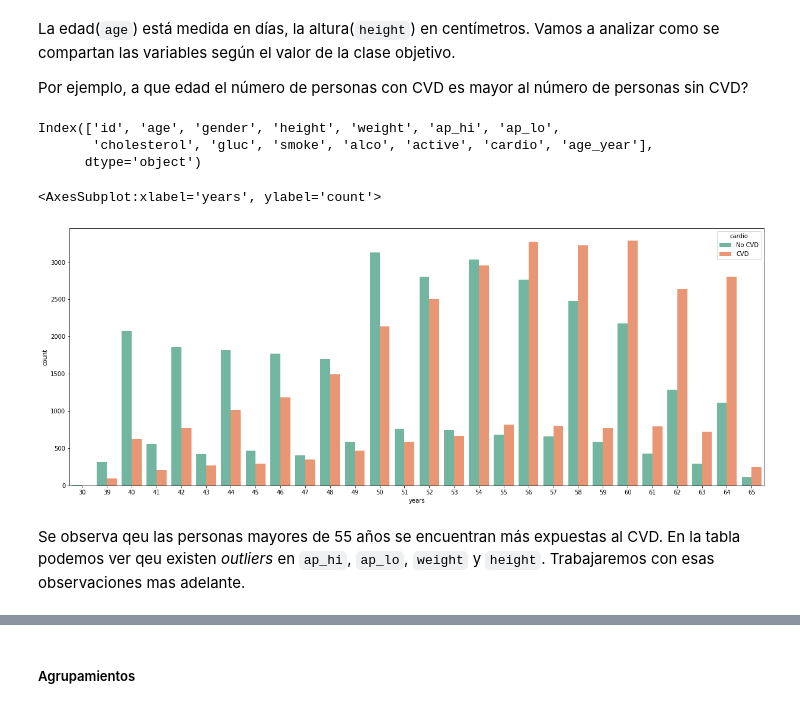
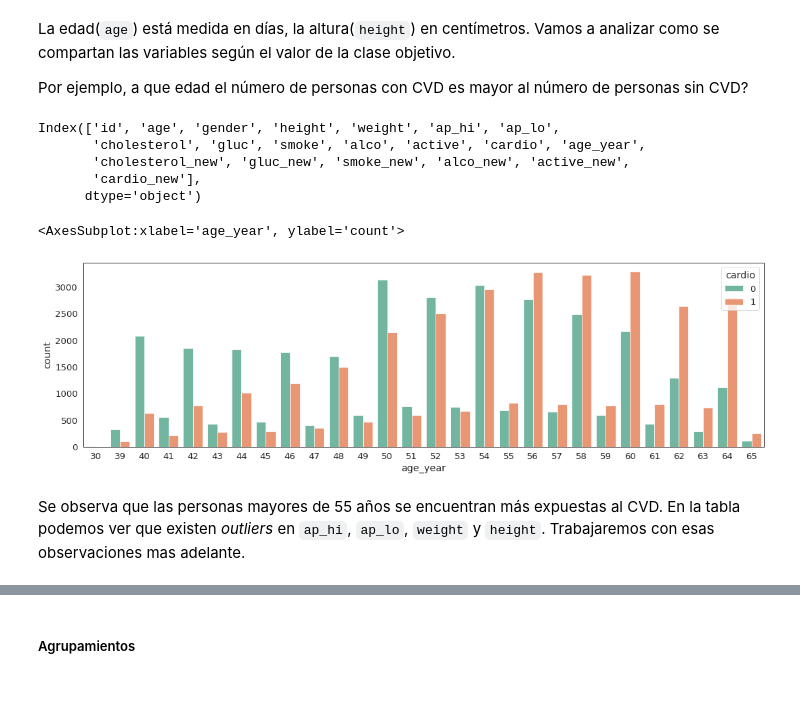
Before and after one commit to matog/iSalud-IntroCienciaDeDatos, a Jupyter notebook: Clase2 - Enfermedades cardiovasculares.ipynb, the cells around one changed output, grey strips where cells are left out. Cells and saved outputs as stored; diff of their text form; code cells hidden in the pictures.

```diff
--- a/Clase2 - Enfermedades cardiovasculares.ipynb
+++ b/Clase2 - Enfermedades cardiovasculares.ipynb
@@ -44,3 +46,7 @@ df = pd.read_csv(
+# %%
+# Leemos el dataset llamado cardio_train, e indicamos que la separación de los datos se hace con ;
+df = pd.read_csv(
+    "https://github.com/matog/iSalud-IntroCienciaDeDatos/raw/main/cardio_train.zip", sep=";")
 # %%
 df.shape
 # %% [output]
@@ -209,6 +204,0 @@ Asignamos valores desde un diccionario a las escalas
-# %%
-dict = {1: 'normal', 2: 'above normal', 3: 'well above normal'}
-df['cholesterol'] = df['cholesterol'].map(dict)
-
-dict = {1: 'CVD', 0: 'No CVD'}
-df['cardio'] = df['cardio'].map(dict)
@@ -217,7 +204,0 @@ df['cardio'] = df['cardio'].map(dict)
-# %%
-cols = ['cholesterol', 'gluc', 'smoke', 'alco', 'active']
-dict = {1: 'normal', 2: 'above normal', 3: 'well above normal'}
-
-# Iteramos por la lista de variables a las cuales le reemplazamos el valor
-for col in cols:
-    df[col] = df[col].map(dict)
@@ -231 +205,10 @@ def replace_dict(cols,dict):
+# %%
+# primero definimos las nuevas columnas
+
+df['cholesterol_new'] = df['cholesterol']
+df['gluc_new'] = df['gluc']
+df['smoke_new'] = df['smoke']
+df['alco_new'] = df['alco']
+df['active_new'] = df['active']
+df['cardio_new'] = df['cardio']
 # %%
@@ -252,18 +235,18 @@ Por ejemplo, a que edad el número de personas con CVD es mayor al número de pe
 df.columns
 # %% [output]
 Index(['id', 'age', 'gender', 'height', 'weight', 'ap_hi', 'ap_lo',
-       'cholesterol', 'gluc', 'smoke', 'alco', 'active', 'cardio', 'age_year'],
+       'cholesterol', 'gluc', 'smoke', 'alco', 'active', 'cardio', 'age_year',
+       'cholesterol_new', 'gluc_new', 'smoke_new', 'alco_new', 'active_new',
+       'cardio_new'],
       dtype='object')
 # %%
-from matplotlib import rcParams
-rcParams['figure.figsize'] = 21, 8
+plt.figure(figsize=(18,5))
 
-
-df['years'] = (df['age'] / 365).round().astype('int')
-sns.countplot(x='years', hue='cardio', data=df, palette="Set2")
+df['age_year'] = df['age_year'].astype('int') # convertimos a int para evitar el .0 de la edad en el gráfico
+sns.countplot(x='age_year', hue='cardio', data=df, palette="Set2")
 # %% [output]
-<AxesSubplot:xlabel='years', ylabel='count'>
+<AxesSubplot:xlabel='age_year', ylabel='count'>
-[figure, old version]
+[figure, new version]
 # %% [markdown]
-Se observa qeu las personas mayores de 55 años se encuentran más expuestas al CVD.
-En la tabla podemos ver qeu existen _outliers_ en `ap_hi`, `ap_lo`, `weight` y `height`. Trabajaremos con esas observaciones mas adelante.
+Se observa que las personas mayores de 55 años se encuentran más expuestas al CVD.
+En la tabla podemos ver que existen _outliers_ en `ap_hi`, `ap_lo`, `weight` y `height`. Trabajaremos con esas observaciones mas adelante.
```
Also changed, not shown: parts of 50 cells of this notebook, 3 other files.
